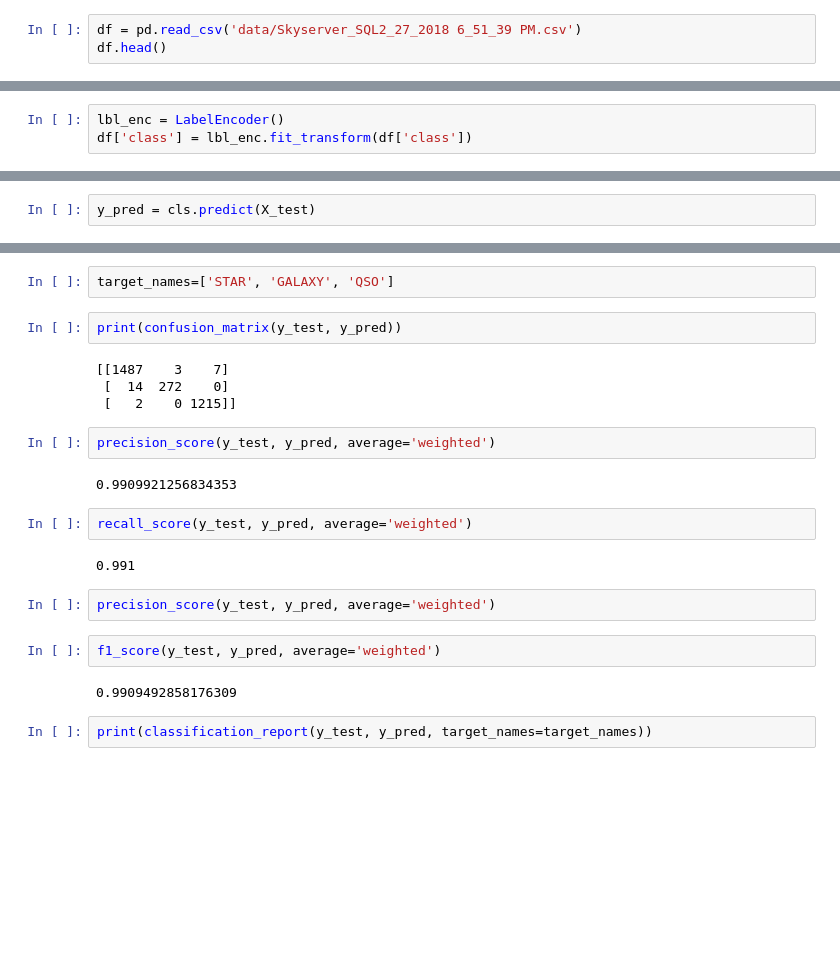
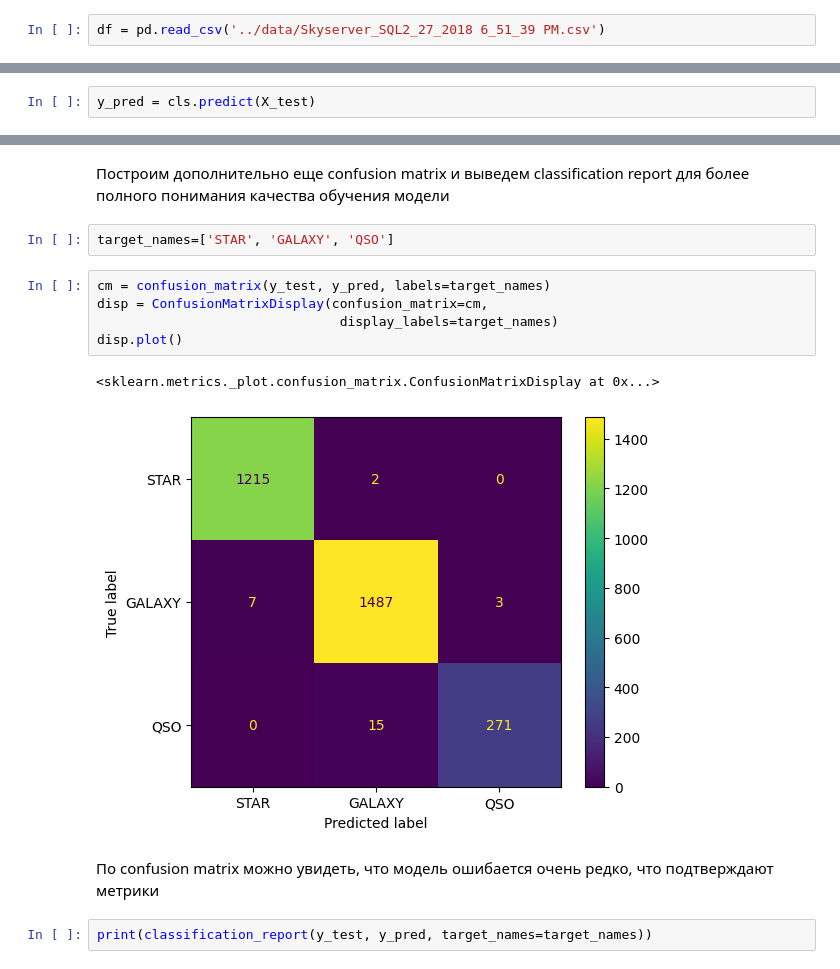
Before and after one commit to starminalush/star-classification-itmo-2023, a Jupyter notebook: notebook/baseline.ipynb, the cells around one changed output, grey strips where cells are left out. Cells and saved outputs as stored; diff of their text form; blank space fills up the shorter version.

```diff
--- a/notebook/baseline.ipynb
+++ b/notebook/baseline.ipynb
@@ -8,3 +23,2 @@ from sklearn.metrics import classification_report, precision_score, recall_score
 # %%
-df = pd.read_csv('data/Skyserver_SQL2_27_2018 6_51_39 PM.csv')
-df.head()
+df = pd.read_csv('../data/Skyserver_SQL2_27_2018 6_51_39 PM.csv')
@@ -31,3 +39,0 @@ df.head()
-# %%
-lbl_enc = LabelEncoder()
-df['class'] = lbl_enc.fit_transform(df['class'])
@@ -52,25 +104,17 @@ y_pred = cls.predict(X_test)
+# %% [markdown]
+Построим дополнительно еще confusion matrix и выведем classification report для более полного понимания качества обучения модели
 # %%
 target_names=['STAR', 'GALAXY', 'QSO']
 # %%
-print(confusion_matrix(y_test, y_pred))
+cm = confusion_matrix(y_test, y_pred, labels=target_names)
+disp = ConfusionMatrixDisplay(confusion_matrix=cm,
+                               display_labels=target_names)
+disp.plot()
 # %% [output]
-[[1487    3    7]
- [  14  272    0]
- [   2    0 1215]]
+<sklearn.metrics._plot.confusion_matrix.ConfusionMatrixDisplay at 0x...>
+[figure, added]
-# %%
-precision_score(y_test, y_pred, average='weighted')
-# %% [output]
-0.9909921256834353
-# %%
-recall_score(y_test, y_pred, average='weighted')
-# %% [output]
-0.991
-# %%
-precision_score(y_test, y_pred, average='weighted')
-# %%
-f1_score(y_test, y_pred, average='weighted')
-# %% [output]
-0.9909492858176309
+# %% [markdown]
+По confusion matrix  можно увидеть, что модель ошибается очень редко, что подтверждают метрики
 # %%
 print(classification_report(y_test, y_pred, target_names=target_names))
 # %% [output]
```
Also changed, not shown: parts of 23 cells of this notebook, 1 other file.
